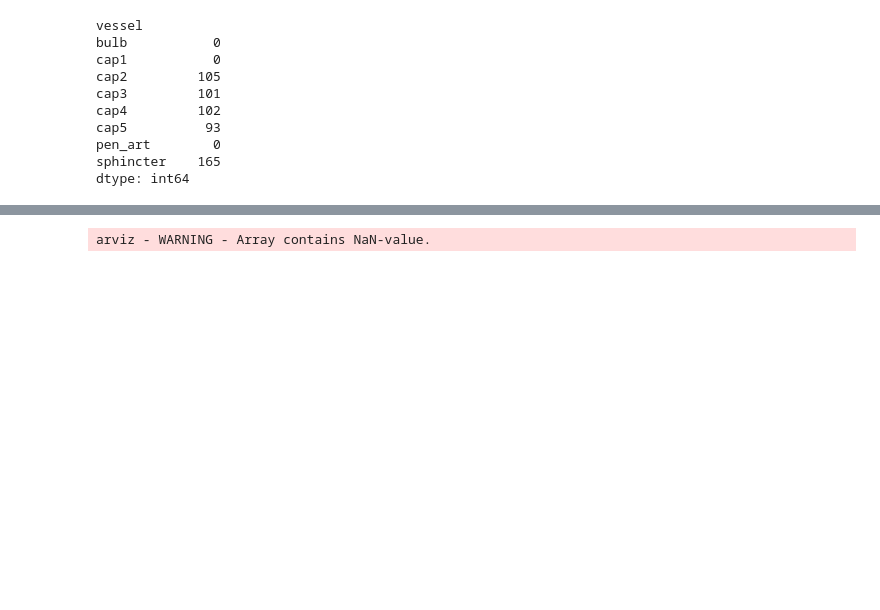
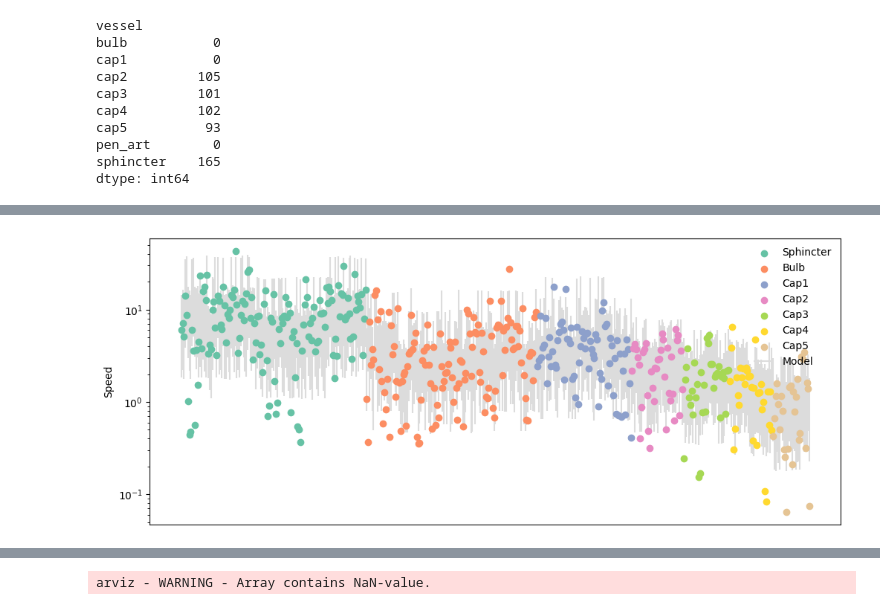
Before and after one commit to teddygroves/sphincter, a Jupyter notebook: sphincter/Supporting figures.ipynb, the cells around one changed output, grey strips where cells are left out. Saved outputs shown, nothing was run; the diff lists cells and outputs as text; code cells hidden in the pictures; blank space fills up the shorter version.

```diff
--- a/sphincter/Supporting figures.ipynb
+++ b/sphincter/Supporting figures.ipynb
@@ -335,0 +350,14 @@ dtype: int64
+# %%
+catcol = "vessel_type"
+f, ax = plt.subplots(figsize=[12, 5])
+plot_obs(ax, msts_f4_speed["speed"], cat=msts_f4_speed[catcol])
+plot_predictive(ax, idata_f4_basic_speed.posterior_predictive["yrep"], cat=msts_f4_speed[catcol], zorder=-1, label="model")
+ax.set(ylabel="Speed")
+ax.set_xticks([])
+handles, labels = plt.gca().get_legend_handles_labels()
+by_label = dict(zip(map(format_name, labels), handles))
+ax.legend(by_label.values(), by_label.keys(), frameon=False)
+ax.semilogy()
+save_figure(f, "supporting-f4-ppc-speed")
+# %% [output]
+[figure, added]
```
Also changed, not shown: parts of 7 cells of this notebook, 30 other files.
